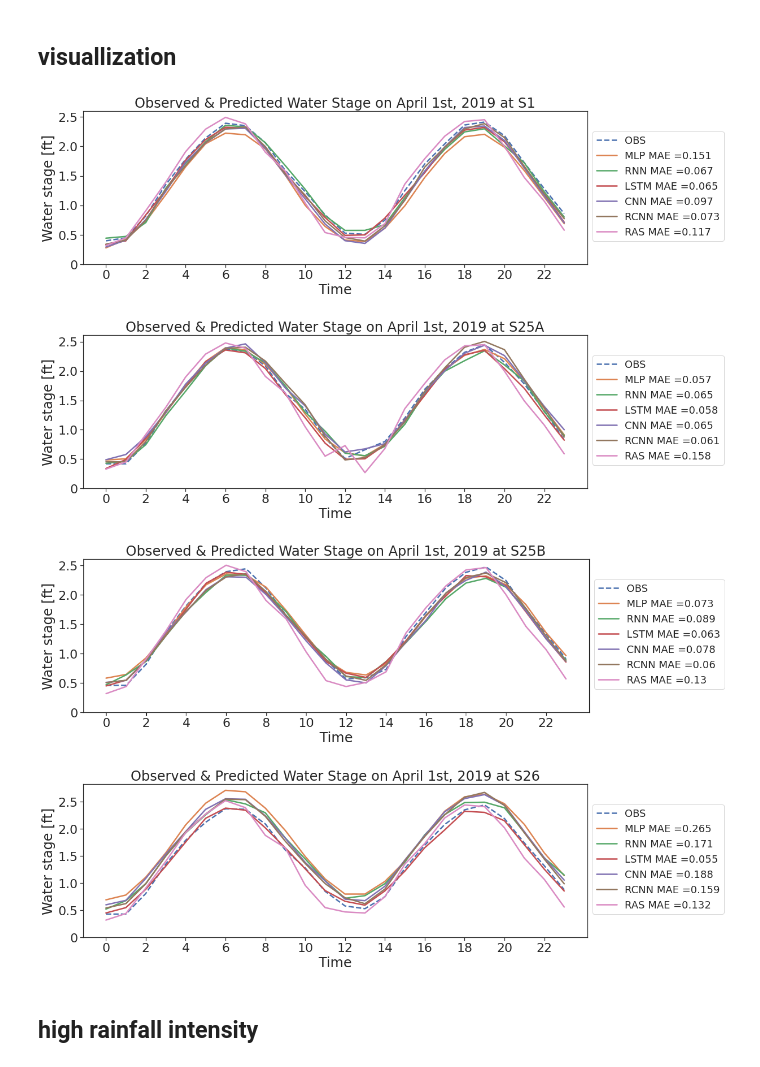
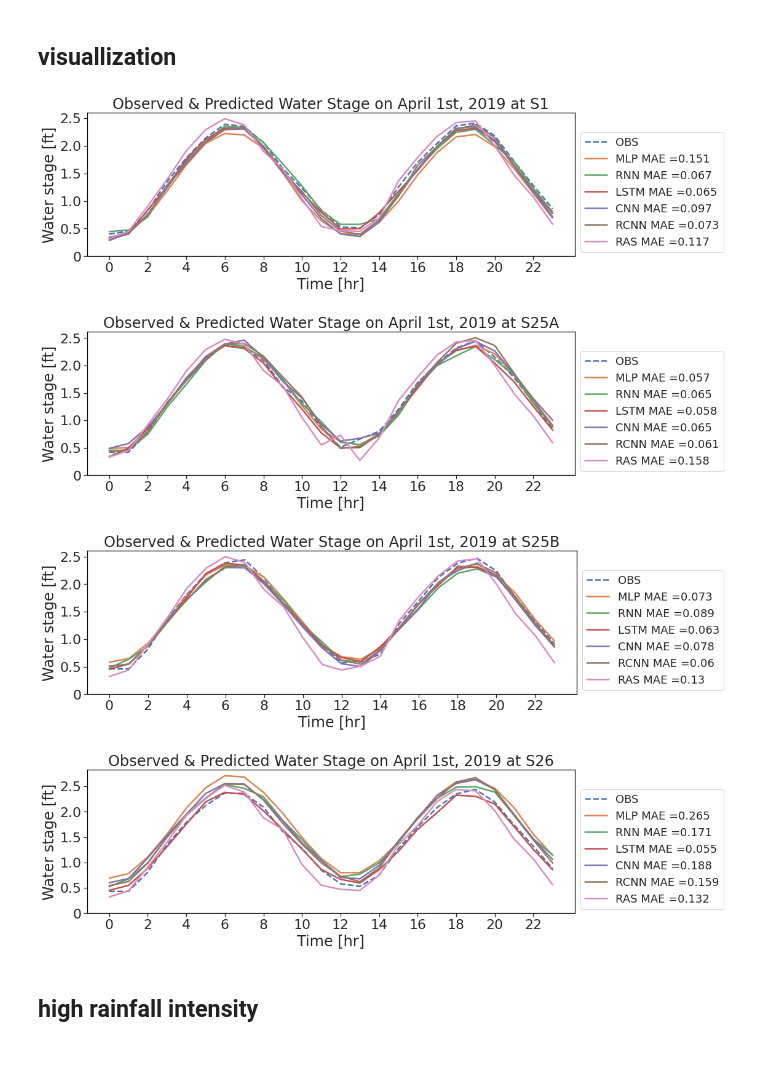
Before and after one commit to JimengShi/DL-WaLeF, a Jupyter notebook: post_processing/Post-processing.ipynb, the cells around one changed output. Cells and saved outputs as stored; diff of their text form; code cells hidden in the pictures.

```diff
--- a/post_processing/Post-processing.ipynb
+++ b/post_processing/Post-processing.ipynb
@@ -990,36 +990,38 @@ conv_rnn_1920_1d_r = np.reshape(conv_rnn_1920_1d, (-1,4))
 df_p = pd.DataFrame(columns = ['OBS', 'MLP', 'RNN', 'LSTM', 'CNN', 'RCNN', 'RAS'])
 df_p.iloc[:, 0] = obs_1d.iloc[:, 0]
 df_p.iloc[:, 1] = mlp_1920_1d_r[:, 0]
 df_p.iloc[:, 2] = rnn_1920_1d_r[:, 0]
 df_p.iloc[:, 3] = lstm_1920_1d_r[:, 0]
 df_p.iloc[:, 4] = conv_mlp_1920_1d_r[:, 0]
 df_p.iloc[:, 5] = conv_rnn_1920_1d_r[:, 0]
 df_p.iloc[:, 6] = ras_1d.iloc[:, 0]
 
 plt.rcParams["figure.figsize"] = (16, 5)
+plt.rcParams["figure.autolayout"] = True
+plt.rcParams["axes.edgecolor"] = "black"
 
 LINEWIDTH = 2.5
 plt.plot(df_p.iloc[:, 0].values, linestyle='--', linewidth=LINEWIDTH, label='OBS')
 plt.plot(df_p.iloc[:, 1].values, linewidth=LINEWIDTH, label='MLP MAE ={}'.format(float("{:.3f}".format(mae(df_p.iloc[:, 0], df_p.iloc[:, 1])))))
 plt.plot(df_p.iloc[:, 2].values, linewidth=LINEWIDTH, label='RNN MAE ={}'.format(float("{:.3f}".format(mae(df_p.iloc[:, 0], df_p.iloc[:, 2])))))
 plt.plot(df_p.iloc[:, 3].values, linewidth=LINEWIDTH, label='LSTM MAE ={}'.format(float("{:.3f}".format(mae(df_p.iloc[:, 0], df_p.iloc[:, 3])))))
 plt.plot(df_p.iloc[:, 4].values, linewidth=LINEWIDTH, label='CNN MAE ={}'.format(float("{:.3f}".format(mae(df_p.iloc[:, 0], df_p.iloc[:, 4])))))
 plt.plot(df_p.iloc[:, 5].values, linewidth=LINEWIDTH, label='RCNN MAE ={}'.format(float("{:.3f}".format(mae(df_p.iloc[:, 0], df_p.iloc[:, 5])))))
 plt.plot(df_p.iloc[:, 6].values, linewidth=LINEWIDTH, label='RAS MAE ={}'.format(float("{:.3f}".format(mae(df_p.iloc[:, 0], df_p.iloc[:, 6])))))
 
 plt.tick_params(axis='both', which='both', bottom='on', left='on', labelbottom='on', labelleft='on')
 
-plt.xlabel('Time', fontsize=24)
+plt.xlabel('Time [hr]', fontsize=24)
 plt.ylabel('Water stage [ft]', fontsize=24)
 plt.xticks(np.arange(0, 24, step=2), [i for i in range(0, 24, 2)], fontsize=22)
 plt.yticks(np.arange(0, 3, step=0.5), [0, 0.5, 1.0, 1.5, 2.0, 2.5], fontsize=22)
 plt.title('Observed & Predicted Water Stage on April 1st, 2019 at S1', fontsize=24)
 plt.legend(fontsize=18, bbox_to_anchor=(1.0, 0.9))
-
+plt.grid()
 plt.savefig('../figures/7-1.png', bbox_inches='tight', dpi=400)
 plt.show()
 # %% [output]
-[figure, old version]
+[figure, new version]
 # %%
 df_p1 = pd.DataFrame(columns = ['OBS', 'MLP', 'RNN', 'LSTM', 'CNN', 'RCNN', 'RAS'])
 df_p1.iloc[:, 0] = obs_1d.iloc[:, 1]
@@ -1043,17 +1045,17 @@ plt.plot(df_p1.iloc[:, 6].values, linewidth=LINEWIDTH, label='RAS MAE ={}'.forma
 
 plt.tick_params(axis='both', which='both', bottom='on', left='on', labelbottom='on', labelleft='on')
 
-plt.xlabel('Time', fontsize=24)
+plt.xlabel('Time [hr]', fontsize=24)
 plt.ylabel('Water stage [ft]', fontsize=24)
 plt.xticks(np.arange(0, 24, step=2), [i for i in range(0, 24, 2)], fontsize=22)
 plt.yticks(np.arange(0, 3, step=0.5), [0, 0.5, 1.0, 1.5, 2.0, 2.5], fontsize=22)
 plt.title('Observed & Predicted Water Stage on April 1st, 2019 at S25A', fontsize=24)
 plt.legend(fontsize=18, bbox_to_anchor=(1.0, 0.9))
-
+plt.grid()
 plt.savefig('../figures/7-2.png', bbox_inches='tight', dpi=400)
 plt.show()
 # %% [output]
-[figure, old version]
+[figure, new version]
 # %%
 df_p2 = pd.DataFrame(columns = ['OBS', 'MLP', 'RNN', 'LSTM', 'CNN', 'RCNN', 'RAS'])
 df_p2.iloc[:, 0] = obs_1d.iloc[:, 2]
@@ -1078,17 +1080,17 @@ plt.plot(df_p2.iloc[:, 6].values, linewidth=LINEWIDTH, label='RAS MAE ={}'.forma
 
 plt.tick_params(axis='both', which='both', bottom='on', left='on', labelbottom='on', labelleft='on')
 
-plt.xlabel('Time', fontsize=24)
+plt.xlabel('Time [hr]', fontsize=24)
 plt.ylabel('Water stage [ft]', fontsize=24)
 plt.xticks(np.arange(0, 24, step=2), [i for i in range(0, 24, 2)], fontsize=22)
 plt.yticks(np.arange(0, 3, step=0.5), [0, 0.5, 1.0, 1.5, 2.0, 2.5], fontsize=22)
 plt.title('Observed & Predicted Water Stage on April 1st, 2019 at S25B', fontsize=24)
 plt.legend(fontsize=18, bbox_to_anchor=(1.0, 0.9))
-
+plt.grid()
 plt.savefig('../figures/7-3.png', bbox_inches='tight', dpi=400)
 plt.show()
 # %% [output]
-[figure, old version]
+[figure, new version]
 # %%
 df_p3 = pd.DataFrame(columns = ['OBS', 'MLP', 'RNN', 'LSTM', 'CNN', 'RCNN', 'RAS'])
 df_p3.iloc[:, 0] = obs_1d.iloc[:, 3]
@@ -1113,17 +1115,17 @@ plt.plot(df_p3.iloc[:, 6].values, linewidth=LINEWIDTH, label='RAS MAE ={}'.forma
 
 plt.tick_params(axis='both', which='both', bottom='on', left='on', labelbottom='on', labelleft='on')
 
-plt.xlabel('Time', fontsize=24)
+plt.xlabel('Time [hr]', fontsize=24)
 plt.ylabel('Water stage [ft]', fontsize=24)
 plt.xticks(np.arange(0, 24, step=2), [i for i in range(0, 24, 2)], fontsize=22)
 plt.yticks(np.arange(0, 3, step=0.5), [0, 0.5, 1.0, 1.5, 2.0, 2.5], fontsize=22)
 plt.title('Observed & Predicted Water Stage on April 1st, 2019 at S26', fontsize=24)
 plt.legend(fontsize=18, bbox_to_anchor=(1.0, 0.9))
-
+plt.grid()
 plt.savefig('../figures/7-4.png', bbox_inches='tight', dpi=400)
 plt.show()
 # %% [output]
-[figure, old version]
+[figure, new version]
 # %% [markdown]
 ## high rainfall intensity
 # %%
```
Also changed, not shown: parts of 5 cells of this notebook.
